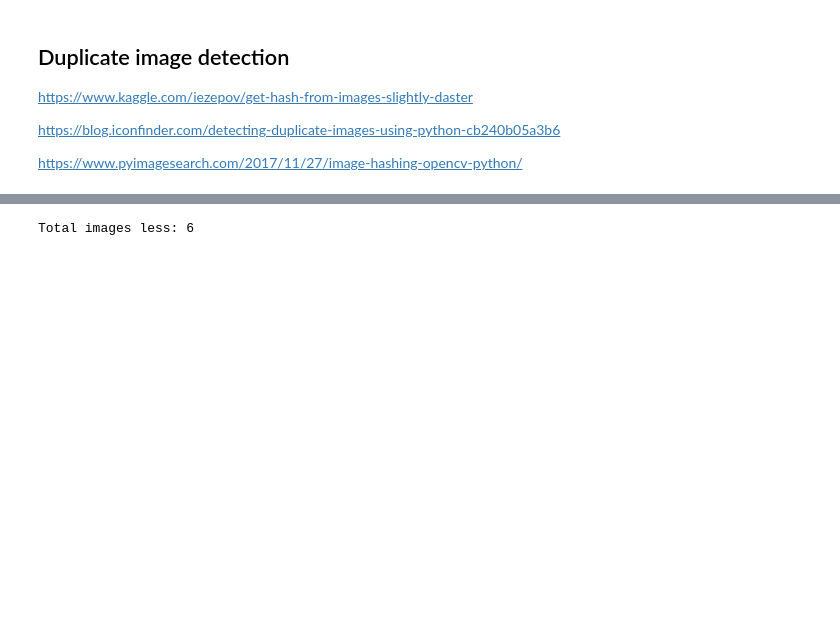
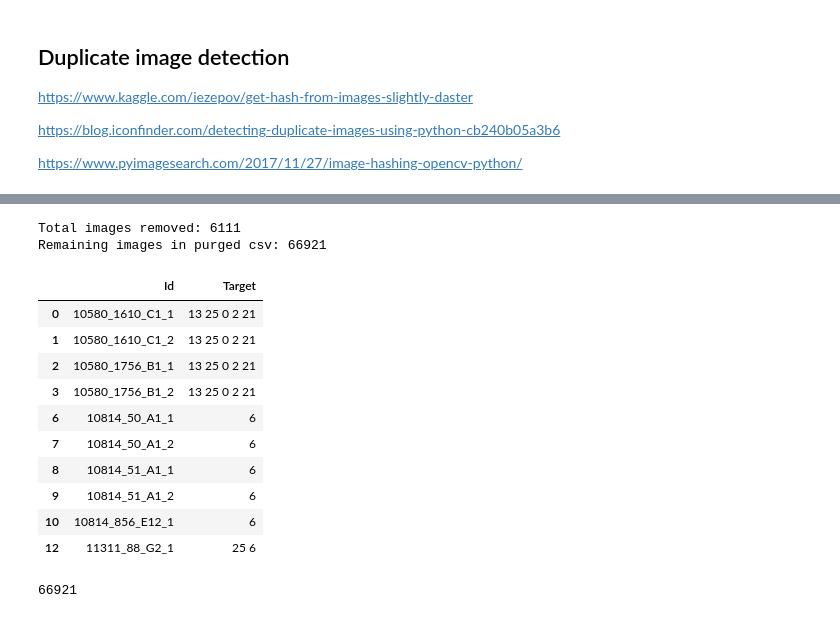
Before and after one commit to WMAPernice/Test_dev, a Jupyter notebook: YNet_dev/HPAv18_duplicate_image_detection.ipynb, the cells around one changed output, grey strips where cells are left out. Saved outputs shown, nothing was run; the diff lists cells and outputs as text; code cells hidden in the pictures; blank space fills up the shorter version.

```diff
--- a/YNet_dev/HPAv18_duplicate_image_detection.ipynb
+++ b/YNet_dev/HPAv18_duplicate_image_detection.ipynb
@@ -137,21 +424,16 @@ Duplicates found: 6
 # Option 2: bash copy all original data into HPAv18 (faster than other way around)
 # Option 3: leave files in respective folders; modify csv's to include partial path...
 # %%
-def remove_dupes(csv_file):
+def remove_dupes(target_csv, dupes_df):
 
-    with open(path + csv_file, 'r') as d:
-        reader = csv.reader(d)
-        fnames = np.vstack(list(reader))
+    orig_df = pd.read_csv(path + target_csv)
+    purged_df = orig_df.copy()
 
-    fnames_df_purge = pd.DataFrame(fnames[1:], columns=['Id', 'Target'])
-    orig_df = fnames_df_purge.copy()
-
-    for im in dupe_df.duplicates:
-        for d in im:
-            dup = os.path.basename(d).split('.')[0]
-            dup_idx = fnames_df_purge[(fnames_df_purge.Id == dup)].index
-            fnames_df_purge = fnames_df_purge.drop(dup_idx)
+    for im in tqdm(dupes_df.dupe, total=len(dupes_df), unit='items'):
+        dupe = os.path.basename(im).split('.')[0]
+        dupe_idx = orig_df[(orig_df.Id == dupe)].index
+        purged_df = purged_df.drop(dupe_idx)
 
     print(f'Total images removed: {len(orig_df) - len(purged_df)}')
 
-    return fnames_df_purge, orig_df
+    return purged_df, orig_df
@@ -157,0 +449,21 @@ def remove_dupes(csv_file):
+# %%
+csv_file = 'HPAv18_wodpl_60x.csv' ### NO non-60x images...
+
+HPAv18_def_dupes_removed, HPAv18_orig = remove_dupes(csv_file, definite_dupes_unique)
+
+print(f"Remaining images in purged csv: {len(HPAv18_def_dupes_removed)}")
+HPAv18_def_dupes_removed.head(10)
+# %% [output]
+Total images removed: 6111
+Remaining images in purged csv: 66921
+|  | Id | Target |
+| 0 | 10580_1610_C1_1 | 13 25 0 2 21 |
+| 1 | 10580_1610_C1_2 | 13 25 0 2 21 |
+| 2 | 10580_1756_B1_1 | 13 25 0 2 21 |
+| 3 | 10580_1756_B1_2 | 13 25 0 2 21 |
+| 6 | 10814_50_A1_1 | 6 |
+| 7 | 10814_50_A1_2 | 6 |
+| 8 | 10814_51_A1_1 | 6 |
+| 9 | 10814_51_A1_2 | 6 |
+| 10 | 10814_856_E12_1 | 6 |
+| 12 | 11311_88_G2_1 | 25 6 |
@@ -158,11 +472,11 @@ def remove_dupes(csv_file):
 # %%
-csv_file = 'HPAv18RBGY_wodpl.csv'
-purged_haystack_df, orig_df = remove_dupes(csv_file)
-
 # save purged csv:
-# purged_haystack_df.to_csv(path + 'HPAv18_labels_unique.csv')
+HPAv18_def_dupes_removed.to_csv(path + 'HPAv18_60x_def_dupes_removed.csv', index=False)
-# %% [output]
-Total images less: 6
+# %%
+HPAv18_60x_def_dupes_removed = pd.read_csv(path + 'HPAv18_60x_def_dupes_removed.csv')
+len(HPAv18_60x_def_dupes_removed)
+# %% [output]
+66921
 # %%
 # Options 3: modifying csv's to include partial path to folders - this way, merging folders can be avoided.
 # %%
```
Also changed, not shown: parts of 51 cells of this notebook, 3 other files.
